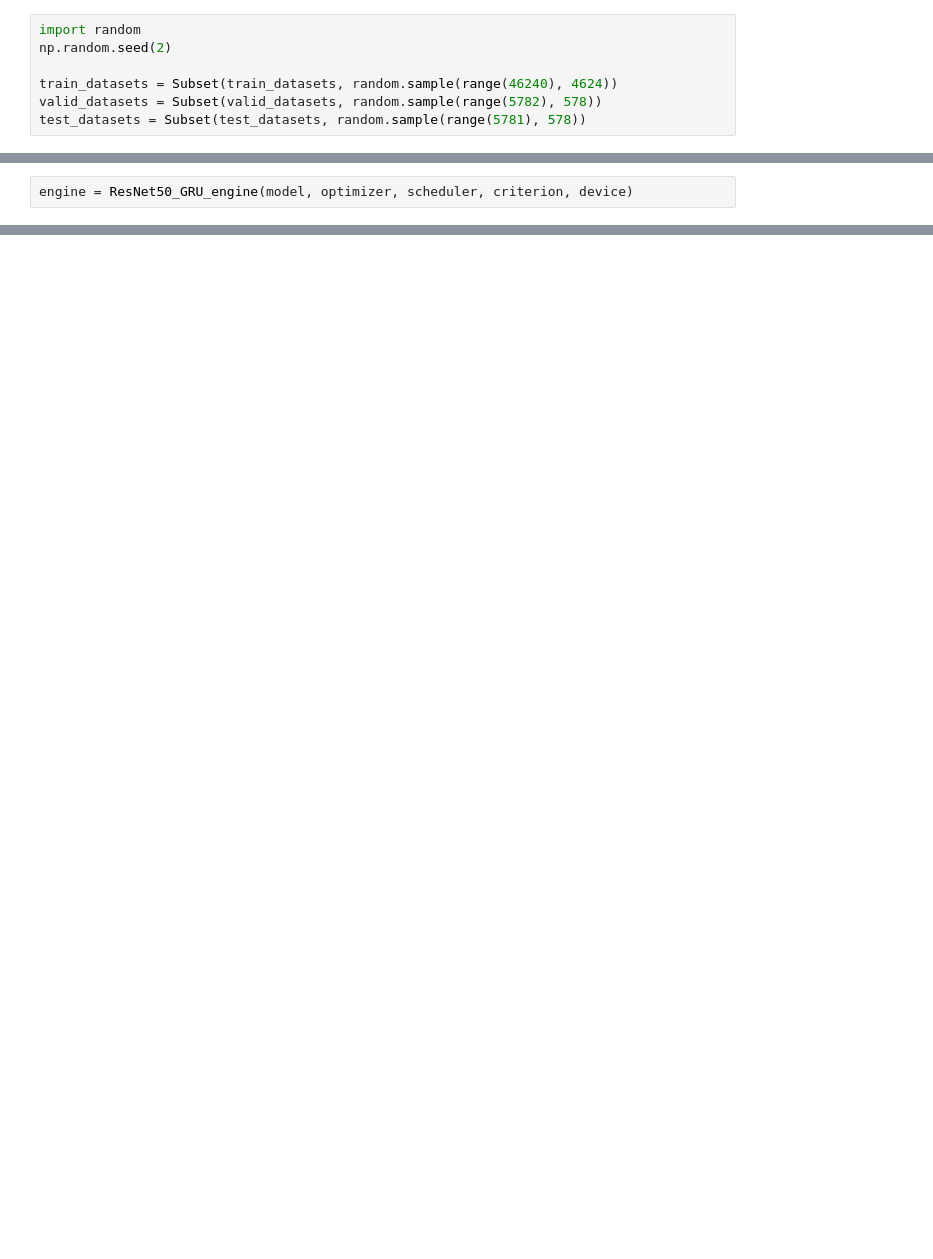
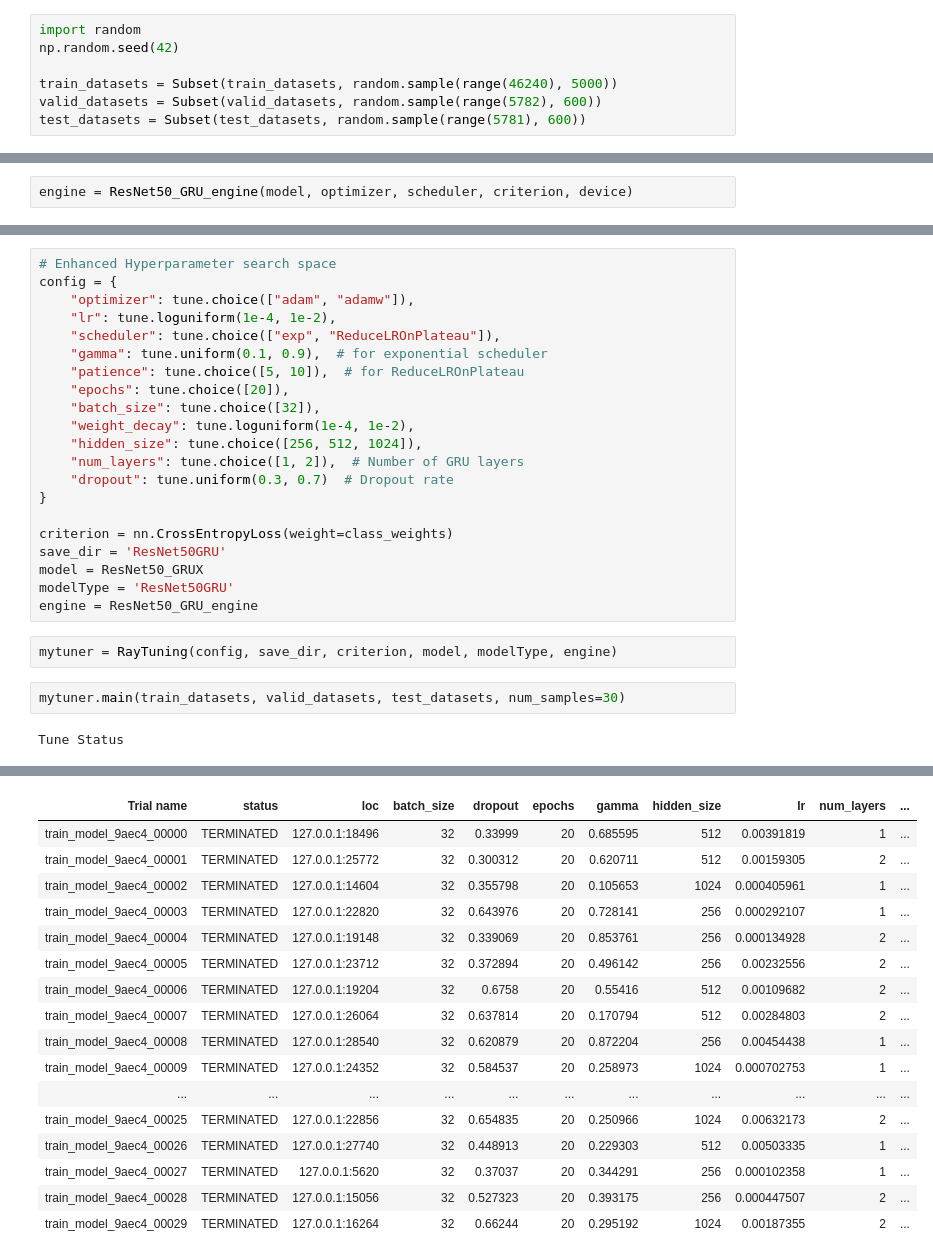
Before and after one commit to EsosaOrumwese/Msc_Research_Project_Multi-Task-Learning_CNN-GRU-biLSTM, a Jupyter notebook: driver_identification_singletask.ipynb, the cells around one changed output, grey strips where cells are left out. Cells and saved outputs as stored; diff of their text form; blank space fills up the shorter version.

Commit message:
Still running hyperparam tuning for driver id model

```diff
--- a/driver_identification_singletask.ipynb
+++ b/driver_identification_singletask.ipynb
@@ -376,11 +399,11 @@ len(train_datasets), len(valid_datasets), len(test_datasets)
 (46240, 5782, 5781)
 # %%
 import random
-np.random.seed(2)
+np.random.seed(42)
 
-train_datasets = Subset(train_datasets, random.sample(range(46240), 4624))
-valid_datasets = Subset(valid_datasets, random.sample(range(5782), 578))
-test_datasets = Subset(test_datasets, random.sample(range(5781), 578))
+train_datasets = Subset(train_datasets, random.sample(range(46240), 5000))
+valid_datasets = Subset(valid_datasets, random.sample(range(5782), 600))
+test_datasets = Subset(test_datasets, random.sample(range(5781), 600))
 # %%
 len(train_datasets), len(valid_datasets), len(test_datasets)
 # %% [output]
@@ -424,0 +505,27 @@ plot_history(hist)
+# %%
+# Enhanced Hyperparameter search space
+config = {
+    "optimizer": tune.choice(["adam", "adamw"]),
+    "lr": tune.loguniform(1e-4, 1e-2),
+    "scheduler": tune.choice(["exp", "ReduceLROnPlateau"]),
+    "gamma": tune.uniform(0.1, 0.9),  # for exponential scheduler
+    "patience": tune.choice([5, 10]),  # for ReduceLROnPlateau
+    "epochs": tune.choice([20]),
+    "batch_size": tune.choice([32]),
+    "weight_decay": tune.loguniform(1e-4, 1e-2),
+    "hidden_size": tune.choice([256, 512, 1024]),
+    "num_layers": tune.choice([1, 2]),  # Number of GRU layers
+    "dropout": tune.uniform(0.3, 0.7)  # Dropout rate
+}
+
+criterion = nn.CrossEntropyLoss(weight=class_weights)
+save_dir = 'ResNet50GRU'
+model = ResNet50_GRUX
+modelType = 'ResNet50GRU'
+engine = ResNet50_GRU_engine
+# %%
+mytuner = RayTuning(config, save_dir, criterion, model, modelType, engine)
+# %%
+mytuner.main(train_datasets, valid_datasets, test_datasets, num_samples=30)
+# %% [output]
+Tune Status
@@ -424,0 +540,17 @@ plot_history(hist)
+| Trial name | status | loc | batch_size | dropout | epochs | gamma | hidden_size | lr | num_layers | ... |
+| train_model_9aec4_00000 | TERMINATED | 127.0.0.1:18496 | 32 | 0.33999 | 20 | 0.685595 | 512 | 0.00391819 | 1 | ... |
+| train_model_9aec4_00001 | TERMINATED | 127.0.0.1:25772 | 32 | 0.300312 | 20 | 0.620711 | 512 | 0.00159305 | 2 | ... |
+| train_model_9aec4_00002 | TERMINATED | 127.0.0.1:14604 | 32 | 0.355798 | 20 | 0.105653 | 1024 | 0.000405961 | 1 | ... |
+| train_model_9aec4_00003 | TERMINATED | 127.0.0.1:22820 | 32 | 0.643976 | 20 | 0.728141 | 256 | 0.000292107 | 1 | ... |
+| train_model_9aec4_00004 | TERMINATED | 127.0.0.1:19148 | 32 | 0.339069 | 20 | 0.853761 | 256 | 0.000134928 | 2 | ... |
+| train_model_9aec4_00005 | TERMINATED | 127.0.0.1:23712 | 32 | 0.372894 | 20 | 0.496142 | 256 | 0.00232556 | 2 | ... |
+| train_model_9aec4_00006 | TERMINATED | 127.0.0.1:19204 | 32 | 0.6758 | 20 | 0.55416 | 512 | 0.00109682 | 2 | ... |
+| train_model_9aec4_00007 | TERMINATED | 127.0.0.1:26064 | 32 | 0.637814 | 20 | 0.170794 | 512 | 0.00284803 | 2 | ... |
+| train_model_9aec4_00008 | TERMINATED | 127.0.0.1:28540 | 32 | 0.620879 | 20 | 0.872204 | 256 | 0.00454438 | 1 | ... |
+| train_model_9aec4_00009 | TERMINATED | 127.0.0.1:24352 | 32 | 0.584537 | 20 | 0.258973 | 1024 | 0.000702753 | 1 | ... |
+| ... | ... | ... | ... | ... | ... | ... | ... | ... | ... | ... |
+| train_model_9aec4_00025 | TERMINATED | 127.0.0.1:22856 | 32 | 0.654835 | 20 | 0.250966 | 1024 | 0.00632173 | 2 | ... |
+| train_model_9aec4_00026 | TERMINATED | 127.0.0.1:27740 | 32 | 0.448913 | 20 | 0.229303 | 512 | 0.00503335 | 1 | ... |
+| train_model_9aec4_00027 | TERMINATED | 127.0.0.1:5620 | 32 | 0.37037 | 20 | 0.344291 | 256 | 0.000102358 | 1 | ... |
+| train_model_9aec4_00028 | TERMINATED | 127.0.0.1:15056 | 32 | 0.527323 | 20 | 0.393175 | 256 | 0.000447507 | 2 | ... |
+| train_model_9aec4_00029 | TERMINATED | 127.0.0.1:16264 | 32 | 0.66244 | 20 | 0.295192 | 1024 | 0.00187355 | 2 | ... |
```
Also changed, not shown: parts of 123 cells of this notebook, 2 other files.
